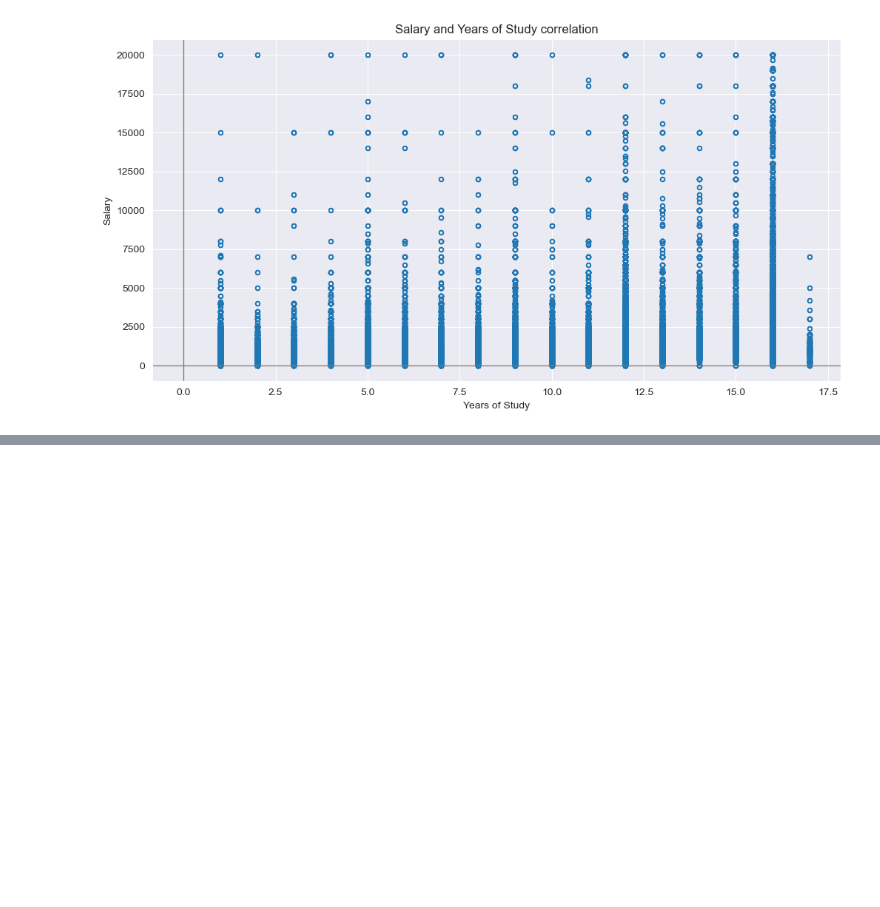
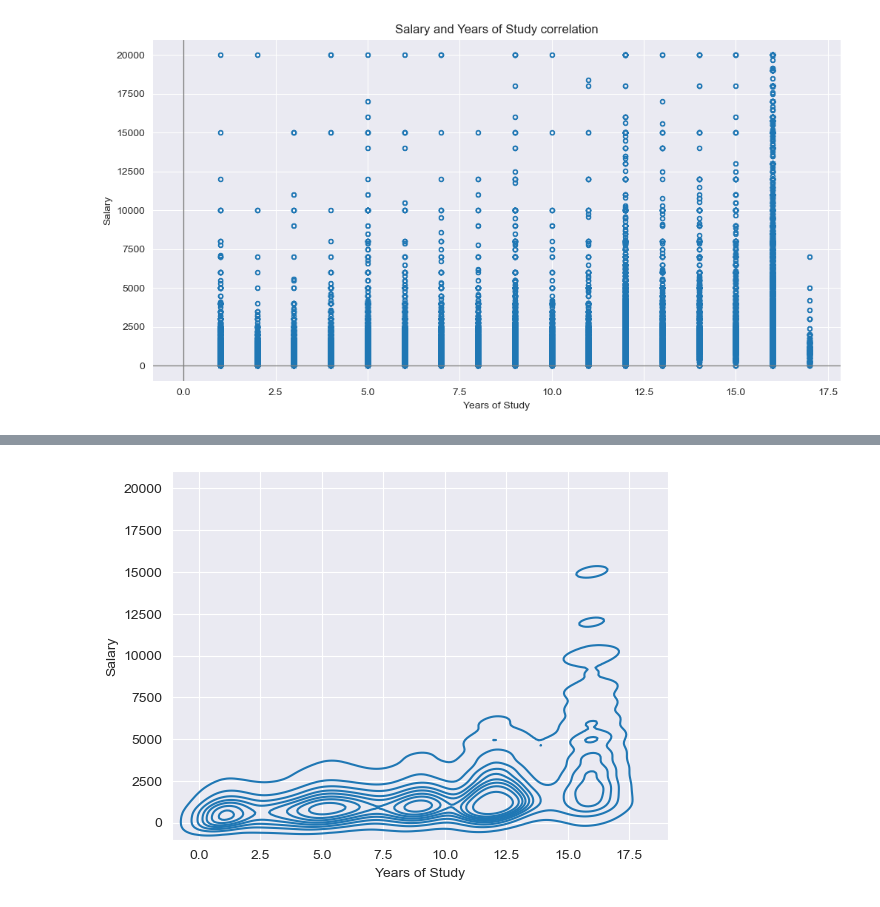
Before and after one commit to gdserafini/pratical-statistics, a Jupyter notebook: src/1-exploratory-data-analysis/exploratory_data_analysis.ipynb, the cells around one changed output, grey strips where cells are left out. Saved outputs shown, nothing was run; the diff lists cells and outputs as text; code cells hidden in the pictures; blank space fills up the shorter version.

```diff
--- a/src/1-exploratory-data-analysis/exploratory_data_analysis.ipynb
+++ b/src/1-exploratory-data-analysis/exploratory_data_analysis.ipynb
@@ -359,0 +386,10 @@ plt.show()
+# %%
+ax = sns.kdeplot(
+    x=until_20k_salary['Years of Study'], y=until_20k_salary['Salary']
+)
+ax.set_xlabel('Years of Study and Salary correlation - Contour')
+ax.set_ylabel('Salary')
+ax.set_xlabel('Years of Study')
+plt.show()
+# %% [output]
+[figure, added]
```
Also changed, not shown: parts of 6 cells of this notebook, 1 other file.
